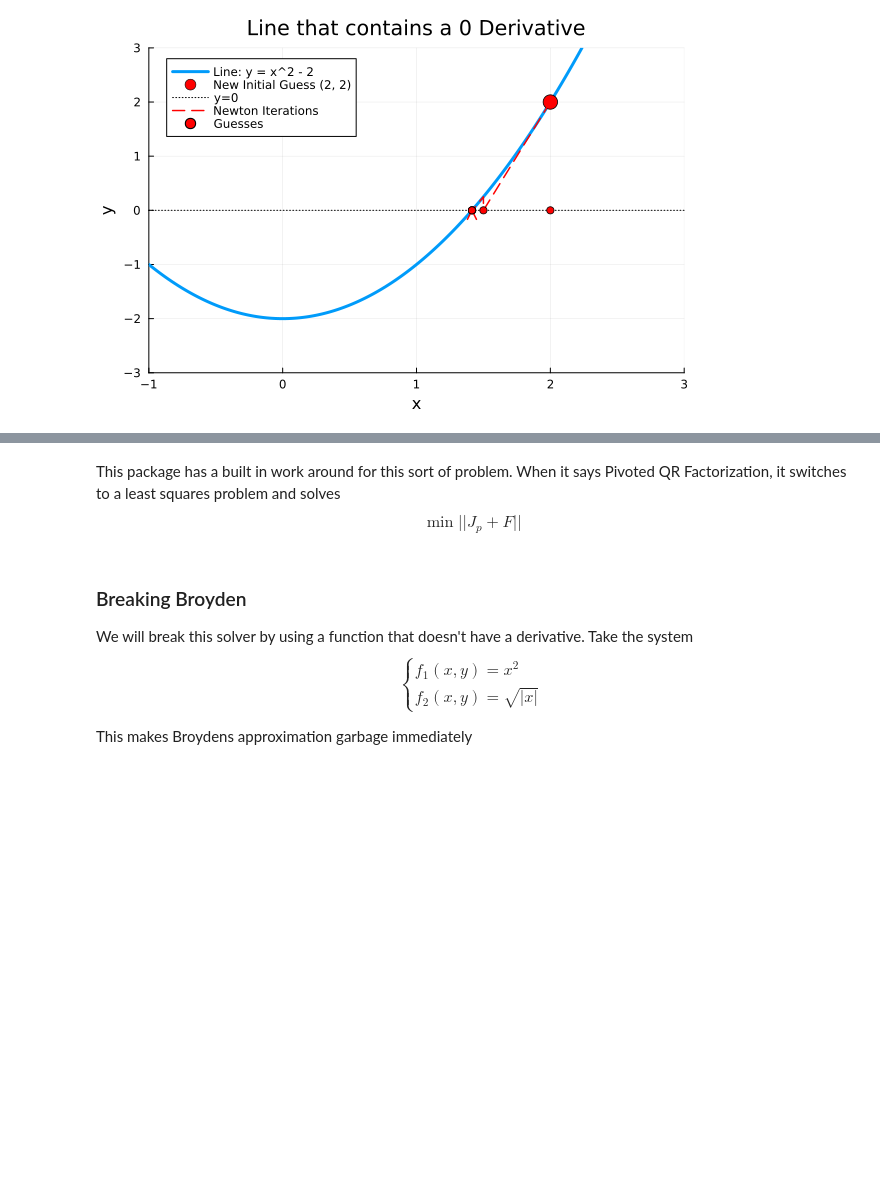
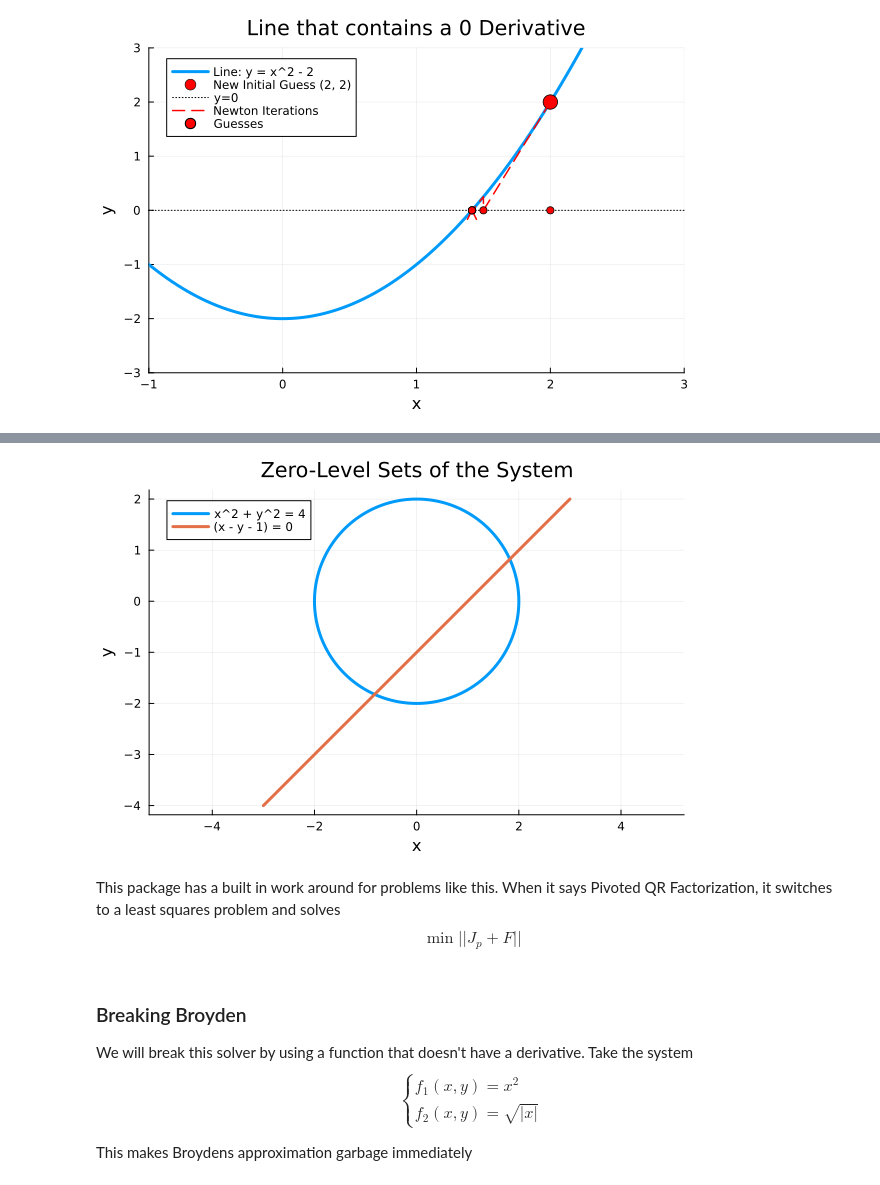
Before and after one commit to kyok2224/numcomp-project-nonlinearsolve, a Jupyter notebook: FinalPresentation.ipynb, the cells around one changed output, grey strips where cells are left out. Saved outputs shown, nothing was run; the diff lists cells and outputs as text; code cells hidden in the pictures; blank space fills up the shorter version.

Commit message:
added plots for TrustRegion and Broyden

```diff
--- a/FinalPresentation.ipynb
+++ b/FinalPresentation.ipynb
@@ -287,5 +329,28 @@ solution approx: [1.8228757774260866, 0.822875385507021]
+# %%
+# Circle (x^2 + y^2 = 4)
+θ = range(0, 2π, length=400)
+x_circle = 2 .* cos.(θ)
+y_circle = 2 .* sin.(θ)
+
+# Line (x - y - 1 = 0 ⇒ y = x - 1)
+x_line = range(-3, 3, length=400)
+y_line = x_line .- 1
+
+# Plot
+plot(x_circle, y_circle,
+     label="x^2 + y^2 = 4",
+     linewidth=3)
+
+plot!(x_line, y_line,
+      label="(x - y - 1) = 0",
+      linewidth=3)
+
+plot!(xlabel="x", ylabel="y", aspect_ratio=1, grid=true,
+      title="Zero-Level Sets of the System")
+# %% [output]
+[figure, added]
 # %% [markdown]
-This package has a built in work around for this sort of problem. When it says Pivoted QR Factorization, it switches to a least squares problem and solves
+This package has a built in work around for problems like this. When it says Pivoted QR Factorization, it switches to a least squares problem and solves
 $$
 \min || J_p + F||
 $$
```
Also changed, not shown: parts of 5 cells of this notebook.
